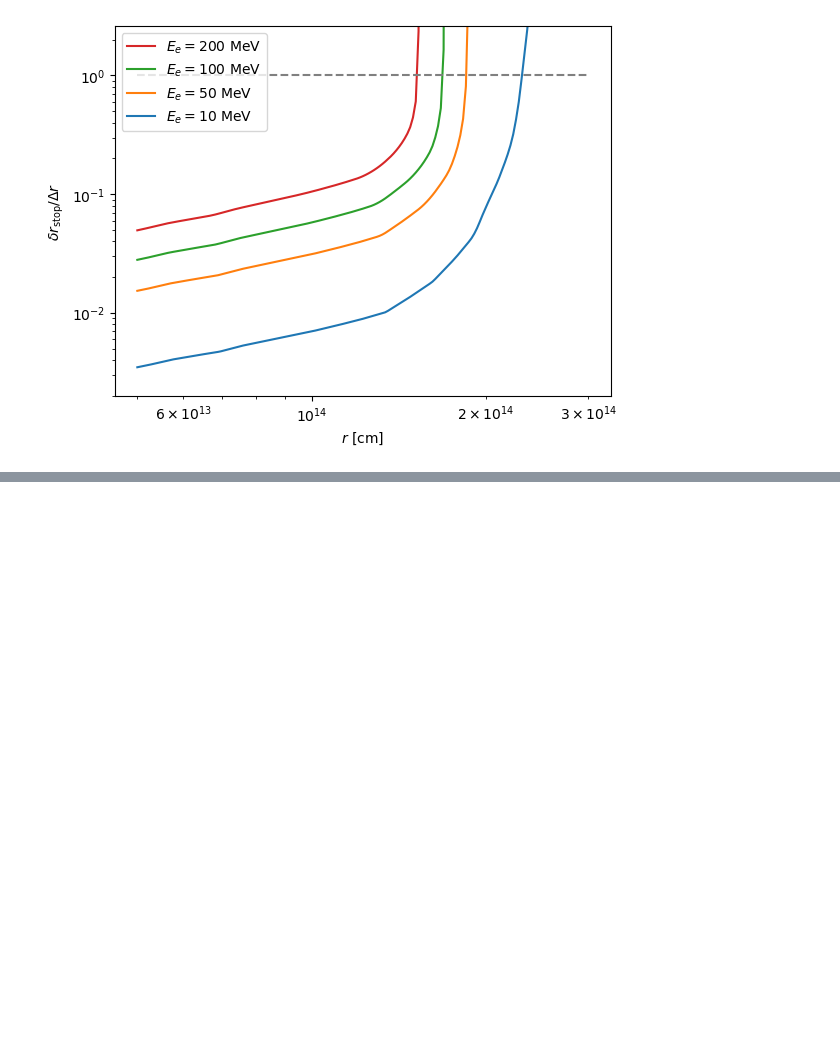
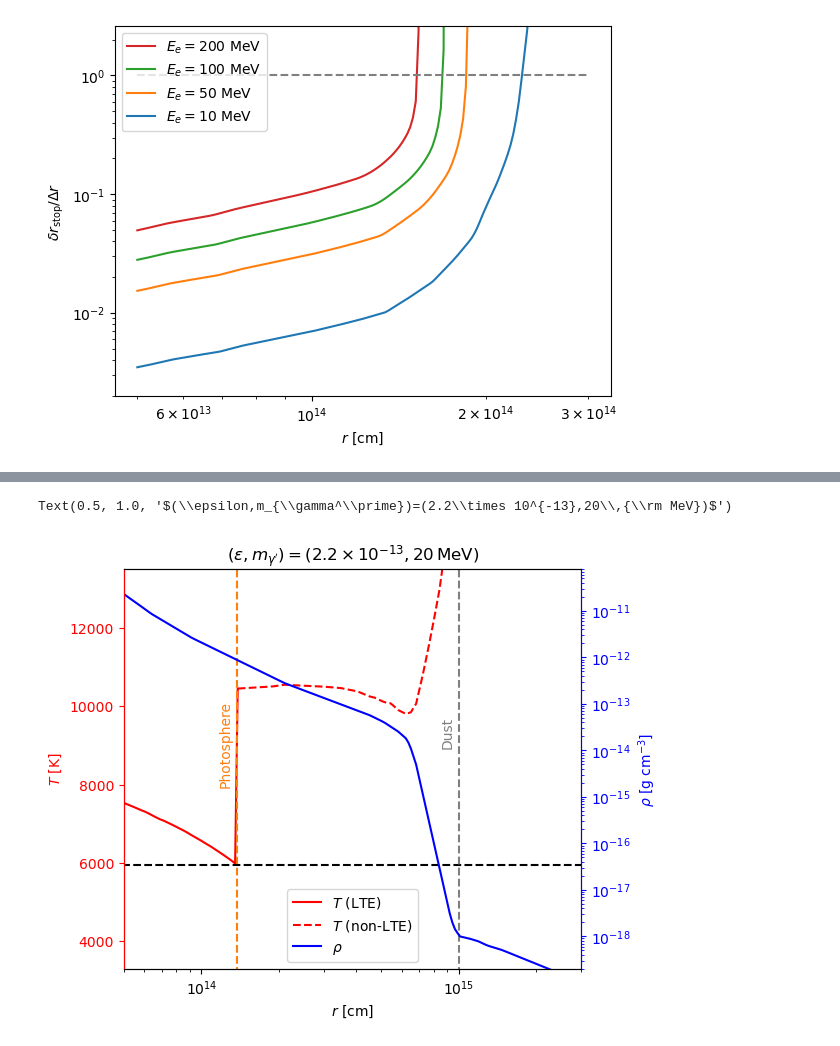
Before and after one commit to yenhsunlin/CSM_DP, a Jupyter notebook: plots.ipynb, the cells around one changed output, grey strips where cells are left out. Drawn from its saved outputs; the diff is of its cells as text; code cells hidden in the pictures; blank space fills up the shorter version.

```diff
--- a/plots.ipynb
+++ b/plots.ipynb
@@ -59,15 +59,21 @@ def iota(T):
     return iota
 
 def get_T_nonLTE(r,eps,mAp,SN_name='SN 2023ixf',SN_profile='LS220'):
+    if SN_name == 'SN 2023ixf s' and SN_profile == 'LS220':
+        SN_profile_s = 'LS220 s'
+    elif SN_name == 'SN 2023ixf s' and SN_profile == 'SFHo':
+        SN_profile_s = 'SFHo s'
+    else:
+        SN_profile_s = SN_profile
     # equilibrium temperature T for q_heat = q_cool
     try:
-        avg_time = average_stopping_time(eps,mAp,r,SN_profile) # get average stopping time at different CSM radius
-        avg_eff = average_efficiency(eps,mAp,r,SN_profile)     # get average energy deposition efficiency at different CSM radius
+        avg_time = average_stopping_time(eps,mAp,r,SN_profile_s) # get average stopping time at different CSM radius
+        avg_eff = average_efficiency(eps,mAp,r,SN_profile_s)     # get average energy deposition efficiency at different CSM radius
         Q_dot = dQ_dV(r,eps,mAp,SN_name,SN_profile) * avg_eff / avg_time # energy deposition rate at different CSM radius
         def _f(logTeq):
             T = 10**logTeq
-            return Q_dot - CSM_radiative_cooling_rate(r,T)
-        log_Teq = root_scalar(_f,method='brentq',bracket=[1.01,np.log10(3e5)]).root
+            return Q_dot - CSM_radiative_cooling_rate(r,T,SN_name=SN_name)
+        log_Teq = ridder(_f,1.01,np.log10(3e5)) #root_scalar(_f,method='brentq',bracket=[1.01,np.log10(3e5)]).root
         Teq = 10**log_Teq
     except:
         Teq = np.nan
@@ -470,0 +600,65 @@ Text(0, 0.5, '$\\delta r_{\\rm stop}/\\Delta r$')
+# %%
+# 2. 建立畫布與第一個座標軸 (ax1)
+fig, ax1 = plt.subplots()
+
+color_temp = 'red'
+ax1.set_xlabel(r'$r$ [cm]')
+ax1.set_ylabel(r'$T$ [K]', color=color_temp)
+
+ax1.plot(CSM_radius[CSM_radius <= r_photo],T_wt_rad[CSM_radius <= r_photo],color=color_temp,label=r'$T$ (LTE)')
+ax1.plot(CSM_radius[CSM_radius >= r_photo],T_wo_ion_nonLTE[CSM_radius >= r_photo],'--',color=color_temp,label=r'$T$ (non-LTE)')
+
+# Jump region
+junc_r1 = CSM_radius[CSM_radius <= r_photo][-1]
+junc_r2 = CSM_radius[CSM_radius >= r_photo][0]
+junc_T1 = T_wt_rad[CSM_radius <= r_photo][-1]
+junc_T2 = T_wo_ion_nonLTE[CSM_radius >= r_photo][0]
+ax1.plot([junc_r1, junc_r2], [junc_T1, junc_T2], color=color_temp)
+
+# ax1.plot(CSM_radius[CSM_radius <= r_photo],(Q_dot/cool_rate)[CSM_radius <= r_photo],color=color)
+# ax1.plot(CSM_radius[CSM_radius > r_photo],(Q_dot/cool_rate)[CSM_radius > r_photo],'--',color=color)
+
+ax1.tick_params(axis='y', colors=color_temp)
+
+#plt.plot(CSM_radius,cool_rate,color='C0',label='cool')
+if np.isnan(r_photo) is not True:
+    # r_photo exists, corresponds to tau = 2/3
+    ax1.plot([r_photo,r_photo],[0,100000],'--',color='C1')
+    ax1.plot([3e13,5e15],[T_photo,T_photo],'--',color='black')
+
+ax1.plot([1e15,1e15],[0,100000],'--',color='gray')
+ax1.set_xscale('log')
+#ax1.set_yscale('log')
+ax1.set_ylim(3300,13500)
+ax1.set_xlim(5e13,3e15)
+
+ax1.text(r_photo/1.18,8000,r'Photosphere',rotation=90,fontsize=10,color='C1')
+ax1.text(1e15/1.18,9000,r'Dust',rotation=90,fontsize=10,color='gray')
+#ax1.text(7e13,11000,r'$\bar{\tau}\approx 17$',fontsize=10)
+
+# 3. 建立共用 X 軸的第二個座標軸 (ax2)
+ax2 = ax1.twinx()
+# 繪製右邊 Y 軸的線條
+
+color2 = 'blue'
+ax2.set_ylabel(r'$\rho$ [g cm$^{-3}$]', color=color2)
+ax2.plot(CSM_radius,CSM_density(CSM_radius,SN_name), color=color2,label=r'$\rho$')
+
+#ax2.plot(CSM_radii,Q_mAp_102p32_MeV, color=color2, linestyle='--', linewidth=2)
+ax2.set_yscale('log')
+ax2.tick_params(axis='y', which='both', colors=color2)
+ax2.spines['left'].set_color(color_temp)
+ax2.spines['right'].set_color(color2)
+ax2.set_ylim(2e-19,8e-11)
+
+
+lines1, labels1 = ax1.get_legend_handles_labels()
+lines2, labels2 = ax2.get_legend_handles_labels()
+
+ax1.legend(lines1 + lines2, labels1 + labels2, loc='lower center')
+
+fig.tight_layout()
+plt.title(r'$(\epsilon,m_{\gamma^\prime})=(2.2\times 10^{-13},20\,{\rm MeV})$')
+# %% [output]
+Text(0.5, 1.0, '$(\\epsilon,m_{\\gamma^\\prime})=(2.2\\times 10^{-13},20\\,{\\rm MeV})$')
+[figure, added]
```
Also changed, not shown: parts of 7 cells of this notebook, 3 other files.
